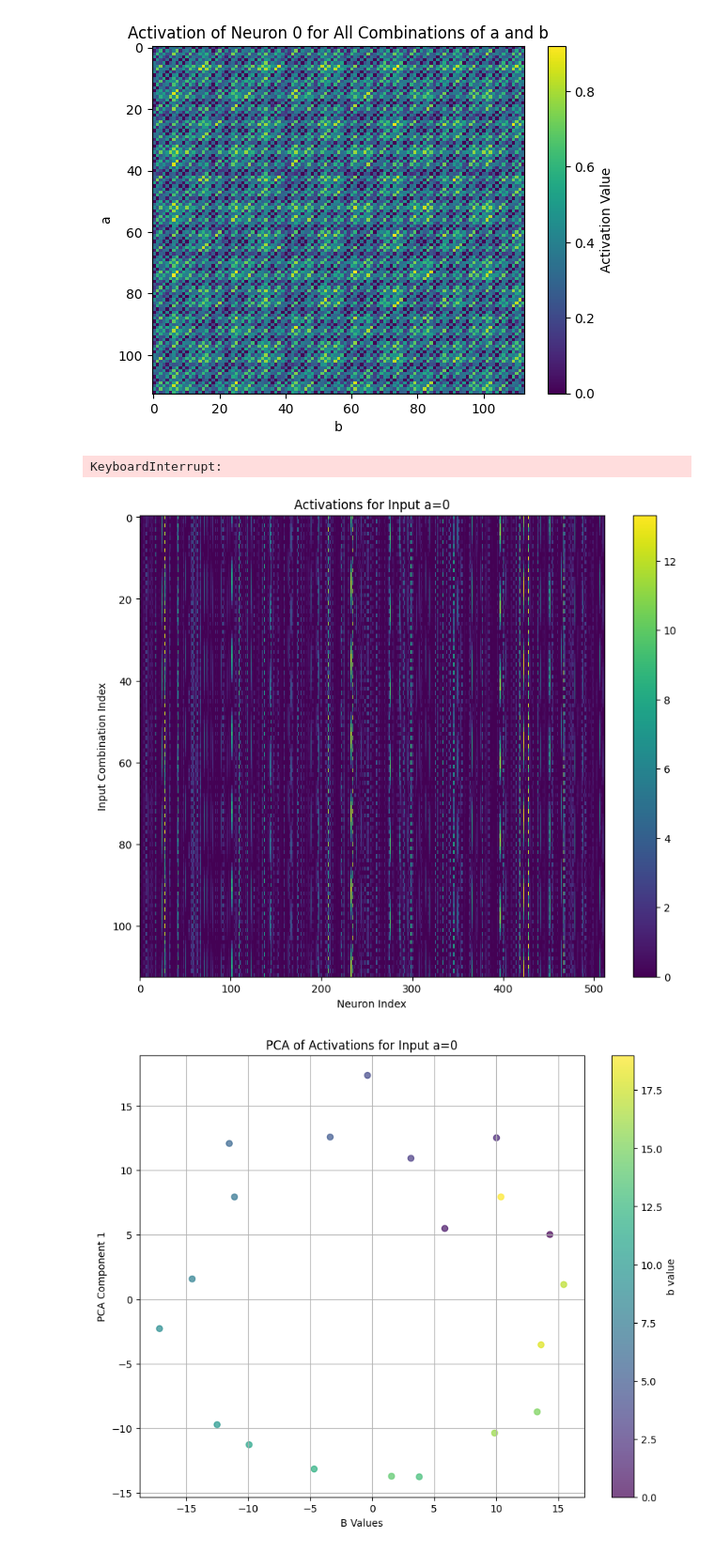
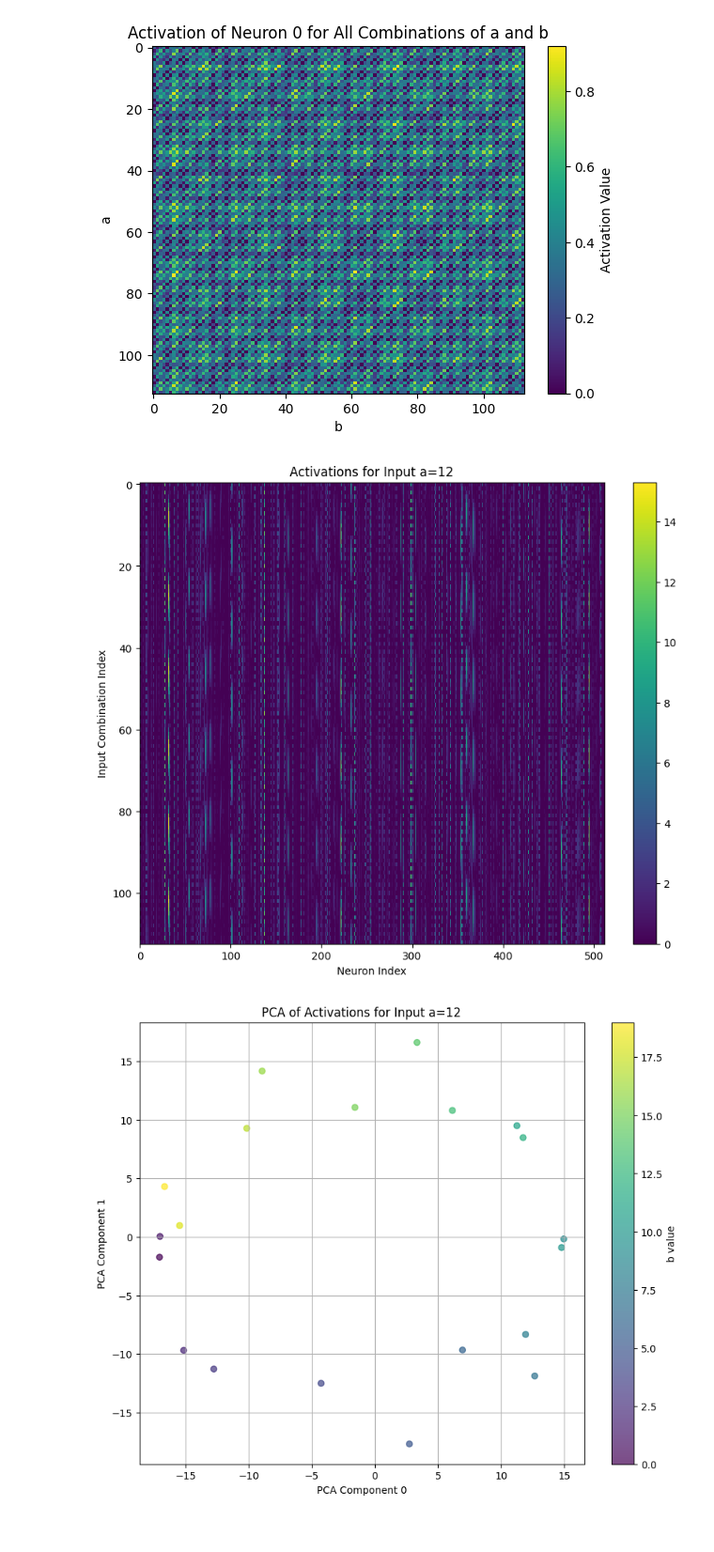
Before and after one commit to obayyub/FeatureManifolds, a Jupyter notebook: notebooks/2025-07-31_initial_mod_model_look.ipynb, the cells around one changed output. Shown: that part at 94% size. Saved outputs shown, nothing was run; the diff lists cells and outputs as text; code cells hidden in the pictures.

```diff
--- a/notebooks/2025-07-31_initial_mod_model_look.ipynb
+++ b/notebooks/2025-07-31_initial_mod_model_look.ipynb
@@ -60,55 +60,9 @@ plt.grid(False)
 plt.show()
 # %% [output]
 [figure]
-# %%
-import matplotlib.pyplot as plt
-import numpy as np
-from matplotlib.animation import FuncAnimation, PillowWriter
-# or use: from matplotlib.animation import FuncAnimation, FFMpegWriter
-
-# Get all neuron activations
-all_neurons = activations[:, -1, :].detach().cpu().numpy()  # shape (12769, 512)
-
-# Set up the figure and axis
-fig, ax = plt.subplots(figsize=(8, 8))
-
-# Create the initial plot
-grid = all_neurons[:, 0].reshape(113, 113)
-im = ax.imshow(grid, aspect='auto', cmap='viridis', vmin=all_neurons.min(), vmax=all_neurons.max())
-
-ax.set_xlabel('b')
-ax.set_ylabel('a')
-ax.set_title('Activation of Neuron 0 for All Combinations of a and b')
-cbar = plt.colorbar(im, label='Activation Value')
-
-# Set ticks
-ax.set_xticks(np.arange(0, 113, 20))
-ax.set_xticklabels(np.arange(0, 113, 20))
-ax.set_yticks(np.arange(0, 113, 20))
-ax.set_yticklabels(np.arange(0, 113, 20))
-ax.grid(False)
-
-def animate(frame):
-    # Update the data
-    grid = all_neurons[:, frame].reshape(113, 113)
-    im.set_array(grid)
-    ax.set_title(f'Activation of Neuron {frame} for All Combinations of a and b')
-    return [im]
-
-# Create animation
-anim = FuncAnimation(fig, animate, frames=100, interval=100, blit=True, repeat=True)
-
-# Save as GIF
-anim.save('neuron_activations.gif', writer=PillowWriter(fps=10))
-
-# Or save as MP4 (requires ffmpeg)
-# anim.save('neuron_activations.mp4', writer=FFMpegWriter(fps=10))
-
-plt.show()
-# %% [output]
-KeyboardInterrupt:
 # %%
-input_a = 0
+input_a = 12
+#0, 9, 10, 12, 14, 15, 17, 112
 #mask where a is input_a
 mask = input_ab[:, 0] == input_a
 # get the activations for this mask
@@ -124,23 +78,23 @@ plt.xlabel('Neuron Index')
 plt.ylabel('Input Combination Index')
 plt.show()
 # %% [output]
-[figure, old version]
+[figure, new version]
 # %%
 from sklearn.decomposition import PCA
 # Perform PCA on the activations for input_a
 pca = PCA()
 pca_result = pca.fit_transform(activations_a)
 # Visualize PCA result
 plt.figure(figsize=(10, 8))
 plt.scatter(pca_result[: ,0][:20], pca_result[:, 1][:20], alpha=0.7, c=b_values[:20], cmap='viridis')
 plt.colorbar(label='b value')
 plt.title(f'PCA of Activations for Input a={input_a}')
-plt.xlabel('B Values')
+plt.xlabel('PCA Component 0')
 plt.ylabel('PCA Component 1')
 plt.grid()
 plt.show()
 # %% [output]
-[figure, old version]
+[figure, new version]
 # %%
 from sklearn.decomposition import PCA
 # Perform PCA on the activations for input_a
```
Also changed, not shown: parts of 2 cells of this notebook, 22 other files.
